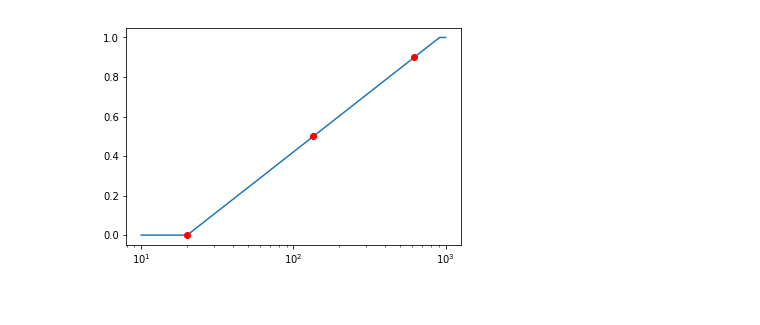
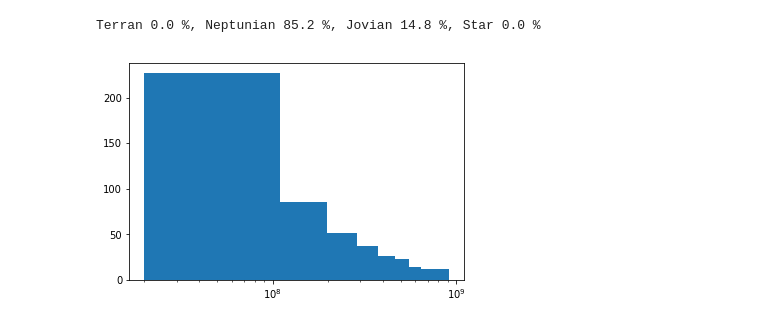
Before and after one commit to LoicNassif/CE-Irregular-Satellites, a Jupyter notebook: src/sampling.ipynb, the cells around one changed output. Drawn from its saved outputs; the diff is of its cells as text; code cells hidden in the pictures.

```diff
--- a/src/sampling.ipynb
+++ b/src/sampling.ipynb
@@ -121,11 +135,37 @@ def lum_to_temp(L, R):
+# %%
+N = 500
+
+Mstar_list = np.zeros(N)
+Lstar_list = np.zeros(N)
+Tstar_list = np.zeros(N)
+s_type_list = np.zeros(N)
+d_list = np.zeros(N)
+a_pl_list = np.zeros(N)
+Mpl_list = np.zeros(N)
+age_list = np.zeros(N)
+
+for i in range(N):
+    Mstar, Lstar, Tstar, dpl = star_sampler()
+    Mstar_list[i] = Mstar; Lstar_list[i] = Lstar; Tstar_list[i] = Tstar; #s_type_list[i] = s_type
+    d_list[i] = dpl
+    #d_list[i] = distance_sampler()
+    a_pl, Mpl = draw_planet()
+    a_pl_list[i] = a_pl; Mpl_list[i] = Mpl
+    age_list[i] = age_sampler()*1e6
+
+Rpl_list = mr.Mpost2R(Mpl_list / Mearth, unit='Earth', classify='Yes') # in Jupiter radius
+#print(Rpl)
+# %% [output]
+Terran 0.0 %, Neptunian 85.2 %, Jovian 14.8 %, Star 0.0 %
 # %%
 domain = np.logspace(1, 3, 500)
 f = cdf(domain)
 fig, ax = plt.subplots()
-ax.plot(domain, f)
-ax.plot(20, 0, 'ro')
-ax.plot(135, 0.5, 'ro')
-ax.plot(620, 0.9, 'ro')
+#ax.plot(domain, f)
+ax.hist(age_list)
+#ax.plot(20, 0, 'ro')
+#ax.plot(135, 0.5, 'ro')
+#ax.plot(620, 0.9, 'ro')
 ax.set_xscale('log')
 # %% [output]
-[figure, old version]
+[figure, new version]
```
Also changed, not shown: parts of 13 cells of this notebook, 6 other files.
